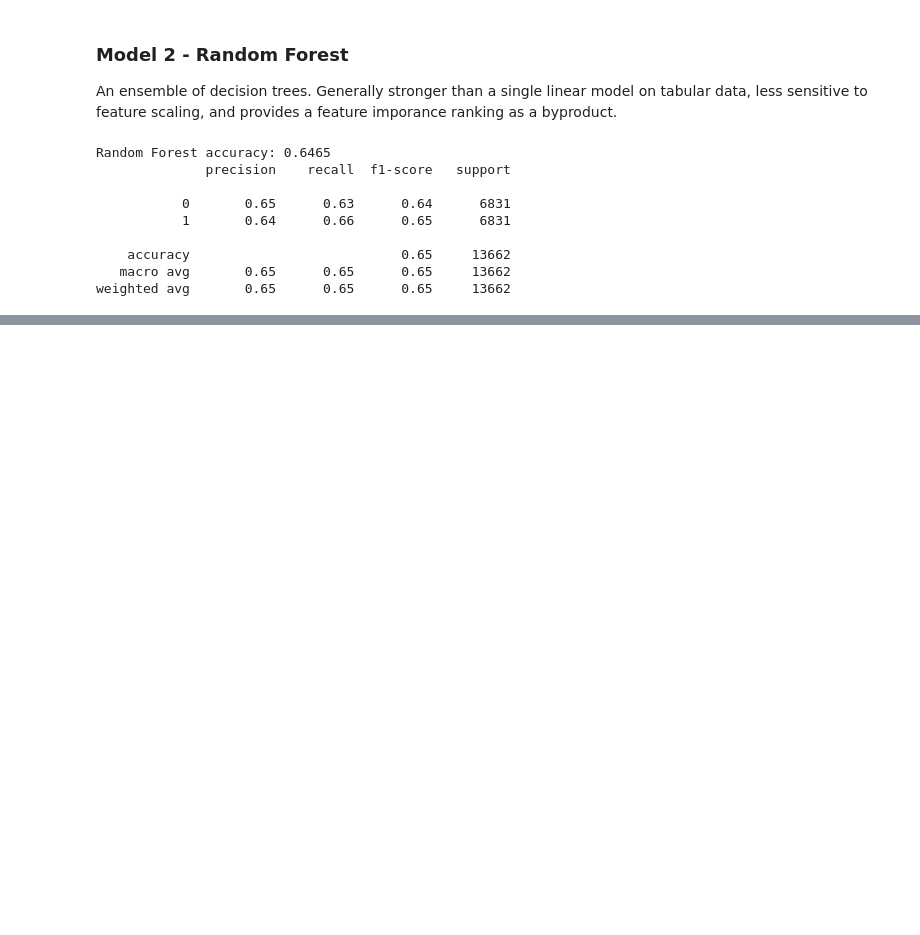
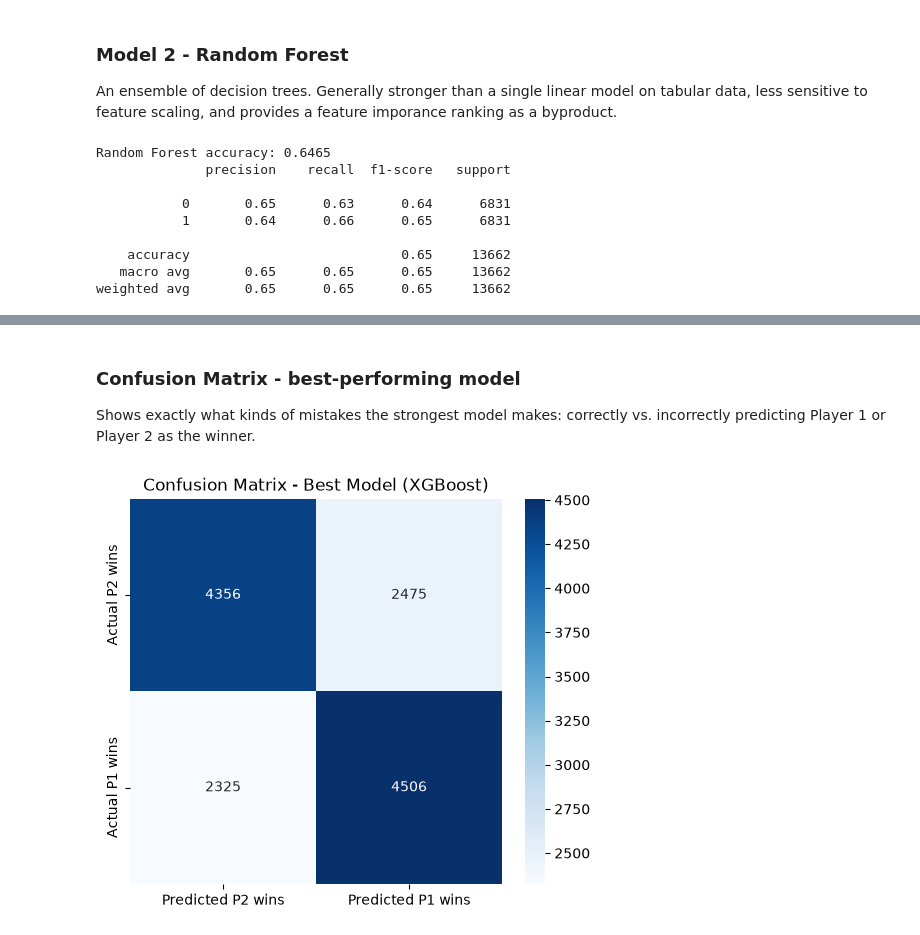
Before and after one commit to MariusMalong/tennis-predictor, a Jupyter notebook: 03_modeling.ipynb, the cells around one changed output, grey strips where cells are left out. Cells and saved outputs as stored; diff of their text form; code cells hidden in the pictures; blank space fills up the shorter version.

Commit message:
Add Model Comparison and Confusion Matrix

```diff
--- a/03_modeling.ipynb
+++ b/03_modeling.ipynb
@@ -136,0 +141,11 @@ weighted avg       0.65      0.65      0.65     13662
+# %%
+xgb = XGBClassifier(n_estimators=300, max_depth=4, learning_rate=0.05,
+                    random_state=42, eval_metric='logloss')
+xgb.fit(X_train, y_train)
+
+xgb_preds = xgb.predict(X_test)
+xgb_proba = xgb.predict_proba(X_test)[:,1]
+xgb_acc = accuracy_score(y_test, xgb_preds)
+
+print(f"XGBoost accuracy: {xgb_acc:.4f}")
+print(classification_report(y_test, xgb_preds))
@@ -136,0 +183,15 @@ weighted avg       0.65      0.65      0.65     13662
+# %% [markdown]
+### Confusion Matrix - best-performing model
+
+Shows exactly what kinds of mistakes the strongest model makes: correctly vs. incorrectly predicting Player 1 or Player 2 as the winner.
+# %%
+best_preds = xgb_preds
+
+plt.figure(figsize=(6,5))
+sns.heatmap(confusion_matrix(y_test, best_preds), annot=True, fmt='d', cmap='Blues',
+            xticklabels=['Predicted P2 wins', 'Predicted P1 wins'],
+            yticklabels=['Actual P2 wins', 'Actual P1 wins'])
+plt.title('Confusion Matrix - Best Model (XGBoost)')
+plt.show()
+# %% [output]
+[figure, added]
```
Also changed, not shown: parts of 4 cells of this notebook.
